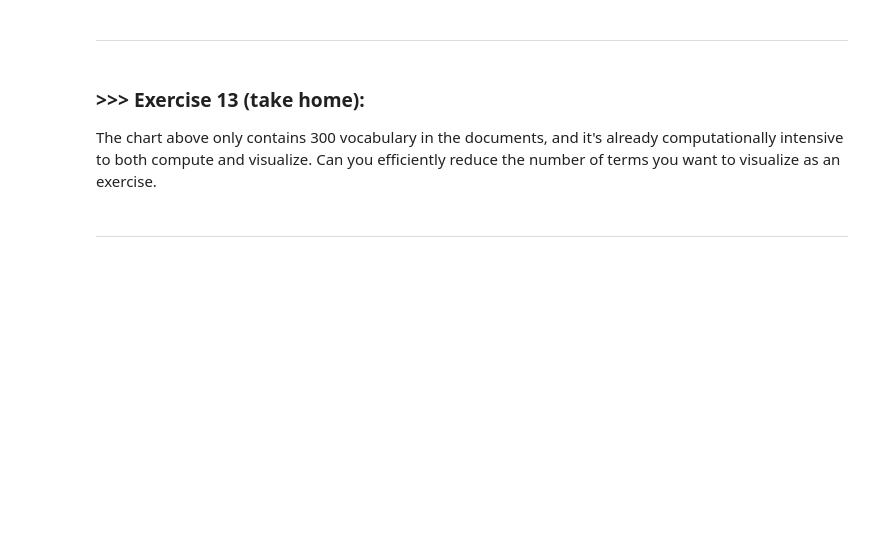
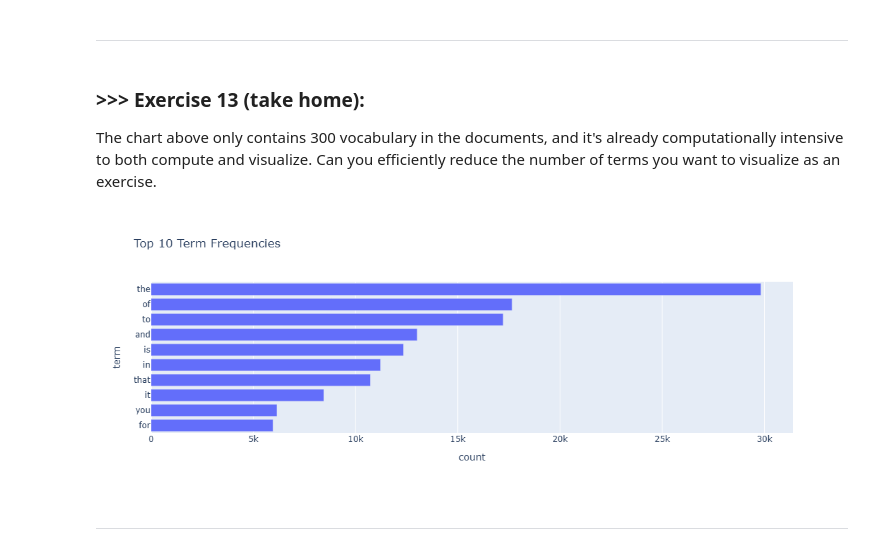
Before and after one commit to shangchehsieh/DM2025-Lab1-Exercise, a Jupyter notebook: DM2025-Lab1-Master.ipynb, the cells around one changed output. Cells and saved outputs as stored; diff of their text form; code cells hidden in the pictures; blank space fills up the shorter version.

```diff
--- a/DM2025-Lab1-Master.ipynb
+++ b/DM2025-Lab1-Master.ipynb
@@ -1097,3 +1210,26 @@ The chart above only contains 300 vocabulary in the documents, and it's already
+# %%
+# Answer here
+
+#Below is an example: 300 -> 10
+
+# 1. compute the term frequency
+term_counts = np.asarray(X_counts.sum(axis=0)).ravel()
+feature_names = count_vect.get_feature_names_out()
+
+# 2. build dataframe
+df = pd.DataFrame({"term": feature_names, "count": term_counts})
+df_top = df.sort_values("count", ascending=False).head(10)
+
+# 3. plot barchart with plotly
+fig = px.bar(df_top.sort_values("count"), #sort from large to small
+             x="count", y="term",
+             orientation="h",
+             title="Top 10 Term Frequencies")
+
+fig.update_layout(height=400)
+fig.show()
+# %% [output]
+[figure, added]
 # %% [markdown]
 ---
 # %% [markdown]
```
Also changed, not shown: parts of 31 cells of this notebook, 1 other file.
